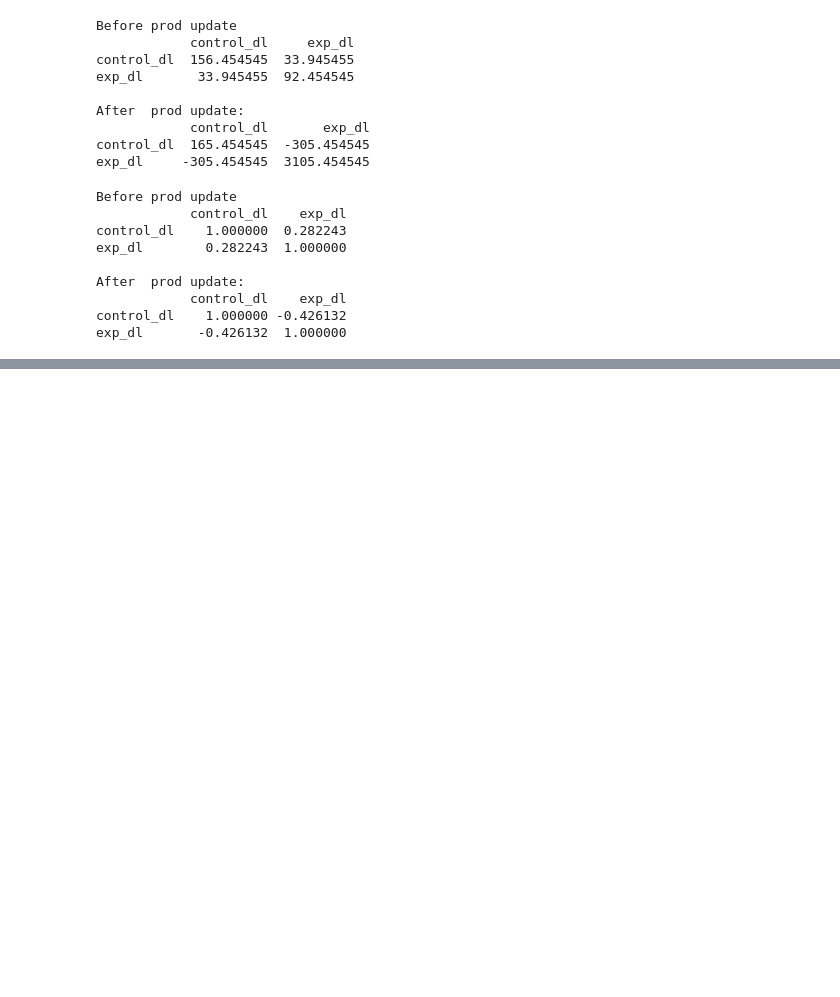
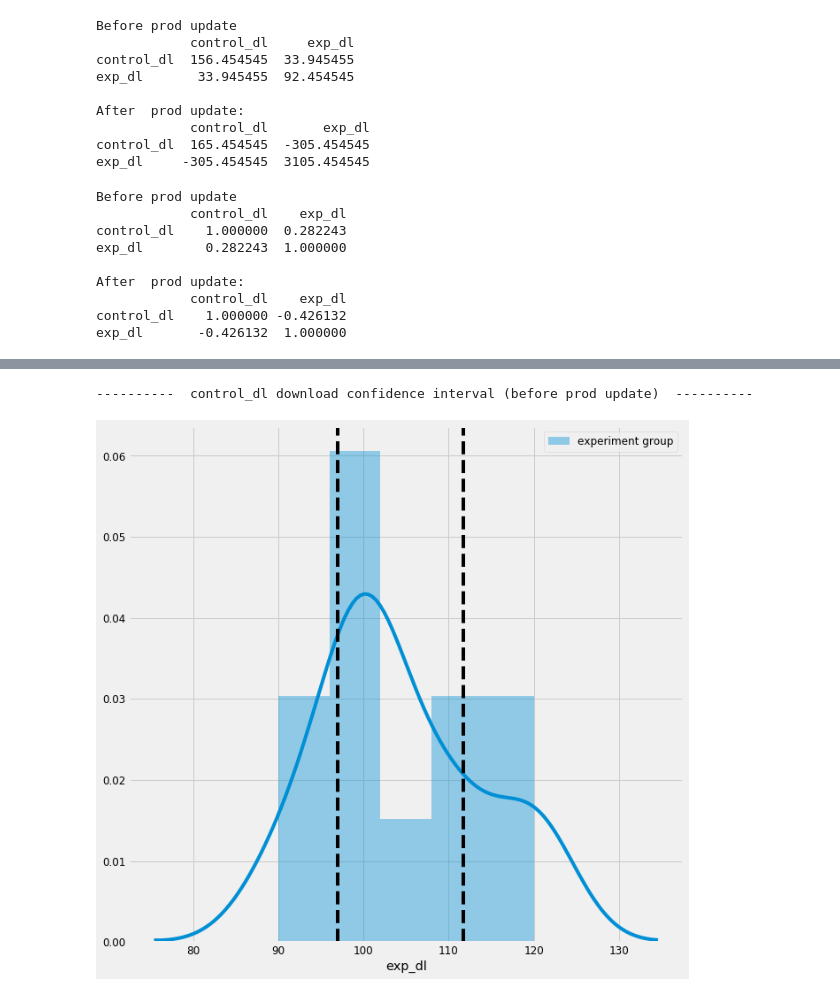
Before and after one commit to yennanliu/analysis, a Jupyter notebook: Statistics_/AB_Testing.ipynb, the cells around one changed output, grey strips where cells are left out. Saved outputs shown, nothing was run; the diff lists cells and outputs as text; code cells hidden in the pictures; blank space fills up the shorter version.

```diff
--- a/Statistics_/AB_Testing.ipynb
+++ b/Statistics_/AB_Testing.ipynb
@@ -187,0 +239,11 @@ exp_dl       -0.426132  1.000000
+# %%
+print ('----------  control_dl download confidence interval (before prod update)  ----------')
+#sns.distplot(df_before['control_dl'],bins=5)
+sns.distplot(df_before['exp_dl'],bins=5)
+plt.legend(['experiment group'])
+plt.axvline(x=c_interval[0],c='black',linestyle='--')
+plt.axvline(x=c_interval[1],c='black',linestyle='--')
+plt.show()
+# %% [output]
+----------  control_dl download confidence interval (before prod update)  ----------
+[figure, added]
```
Also changed, not shown: parts of 6 cells of this notebook.
